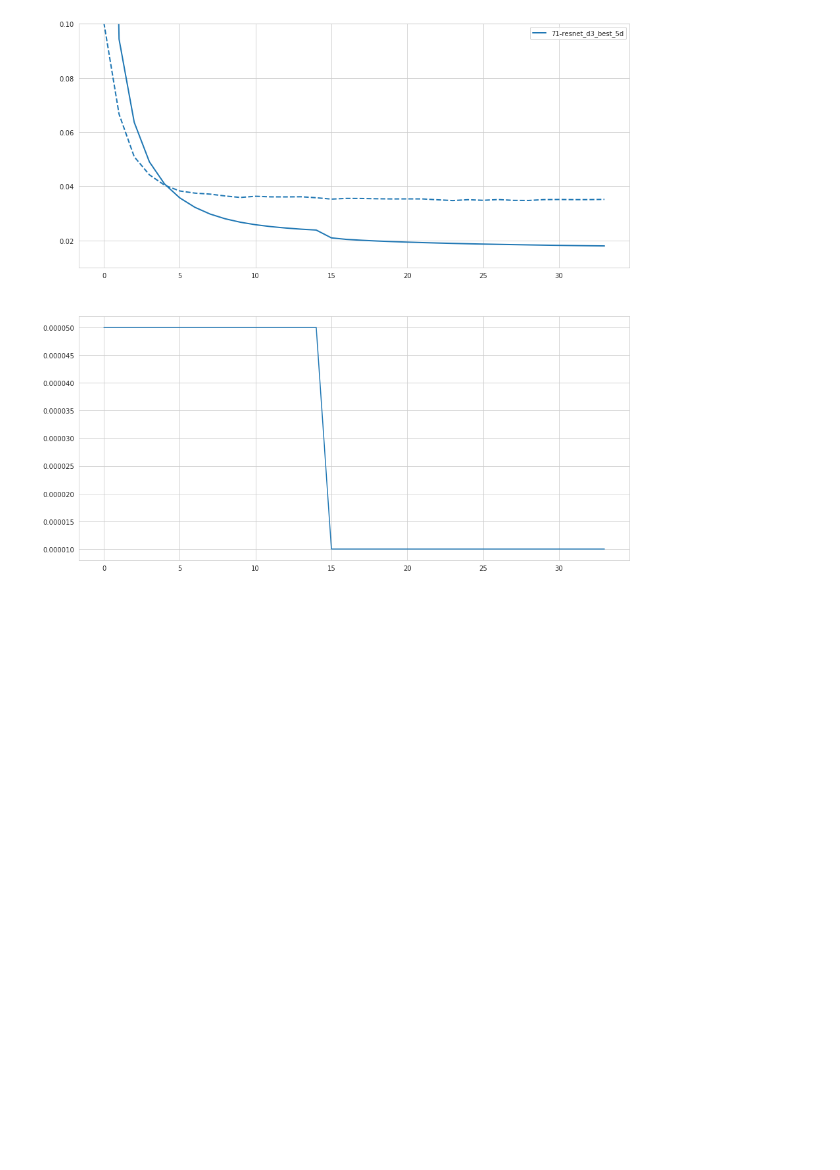
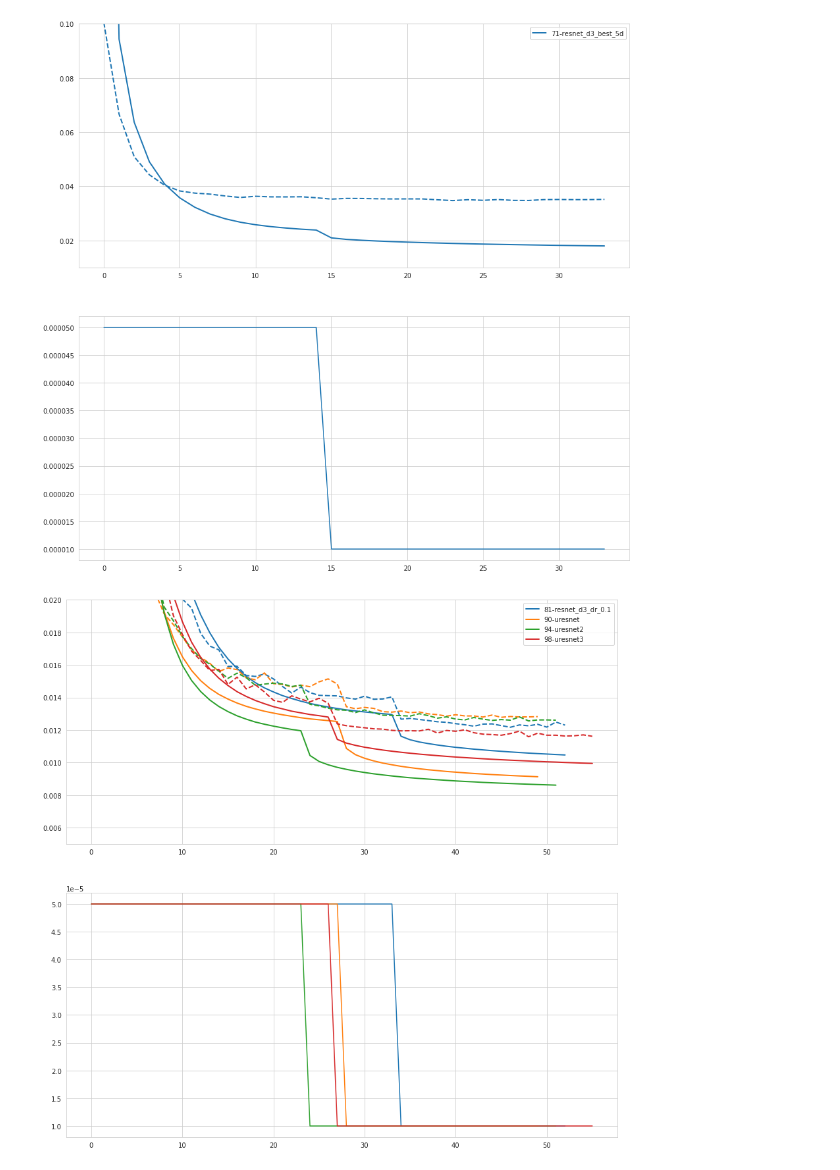
Before and after one commit to sagar-garg/WeatherBench, a Jupyter notebook: devlog/17-overfitting_tests.ipynb, the cells around one changed output. Drawn from its saved outputs; the diff is of its cells as text; code cells hidden in the pictures; blank space fills up the shorter version.

```diff
--- a/devlog/17-overfitting_tests.ipynb
+++ b/devlog/17-overfitting_tests.ipynb
@@ -29,3 +32,9 @@ plot_losses('/home/rasp/data/myWeatherBench/predictions/saved_models/',
         )
 # %% [output]
 [figure]
+# %%
+plot_losses('/home/rasp/data/myWeatherBench/predictions/saved_models/',
+            ['81', '90', '94-', 98], log=False, ylim=(0.005, 0.02)
+        )
+# %% [output]
+[figure, added]
```
Also changed, not shown: parts of 4 cells of this notebook, 19 other files.
